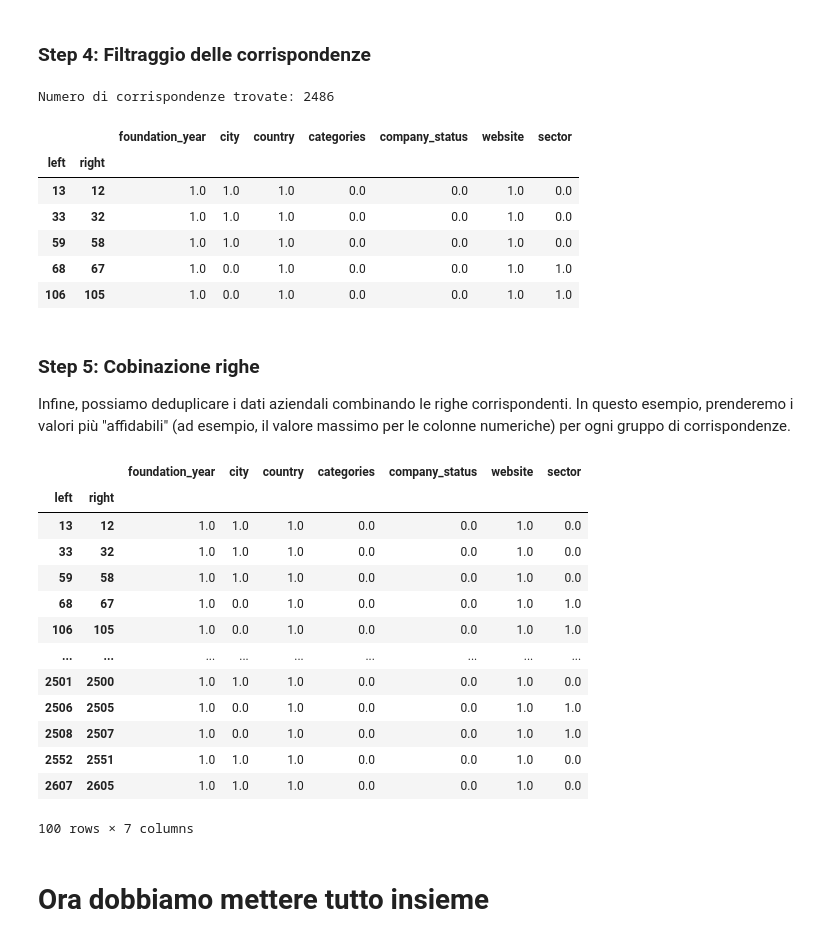
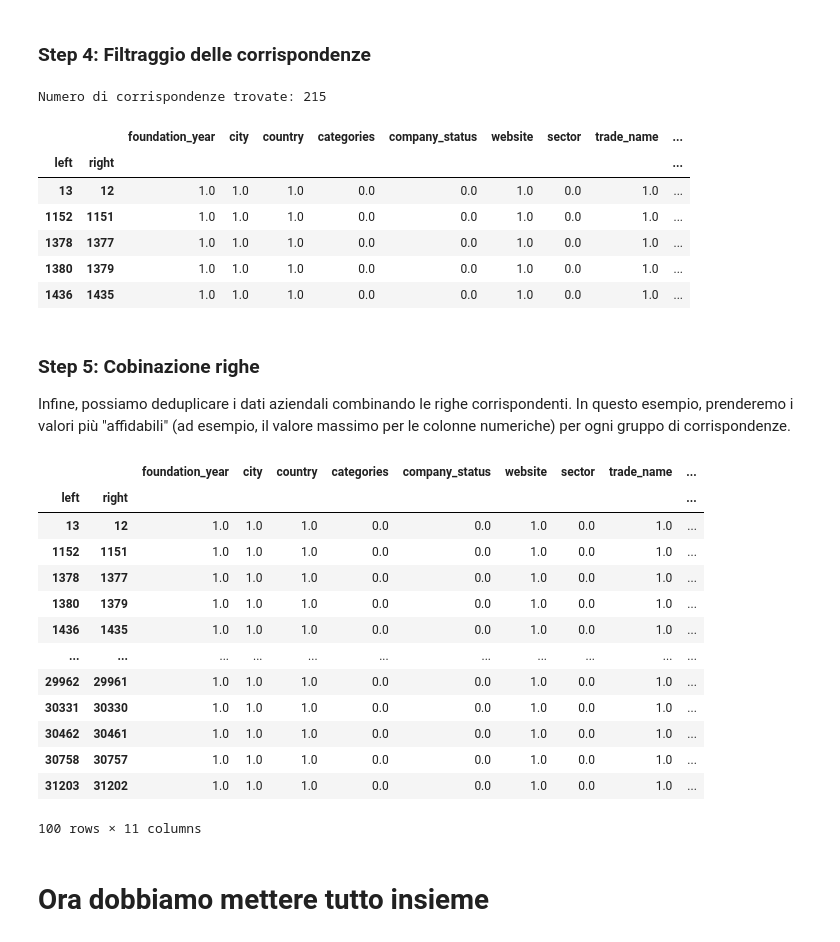
Before and after one commit to MatVitale6/IngegneriaDeiDatiProject, a Jupyter notebook: homework5/record_linkage/record_linkage.ipynb, the cells around one changed output. Cells and saved outputs as stored; diff of their text form; code cells hidden in the pictures.

```diff
--- a/homework5/record_linkage/record_linkage.ipynb
+++ b/homework5/record_linkage/record_linkage.ipynb
@@ -101,6 +106,9 @@ companies_df = companies_df.fillna("")
 if companies_df['foundation_year'].dtype != 'int64':
     companies_df['foundation_year'] = pd.to_numeric(companies_df['foundation_year'], errors='coerce').fillna(0).astype(int)
 
+if companies_df['number_of_employees'].dtype != 'int64':
+    companies_df['number_of_employees'] = pd.to_numeric(companies_df['number_of_employees'], errors='coerce').fillna(0).astype(int)
+
 compare = Compare()
 compare.numeric('foundation_year', 'foundation_year', label='foundation_year')
 compare.string('city', 'city', method='jarowinkler', threshold=0.85, label='city')
@@ -109,6 +117,11 @@ compare.string('categories', 'categories', method='jarowinkler', threshold=0.85,
 compare.string('company_status', 'company_status', method='jarowinkler', threshold=0.85, label='company_status')
 compare.string('website', 'website', method='jarowinkler', threshold=0.85, label='website')
 compare.string('sector', 'sector', method='jarowinkler', threshold=0.85, label='sector')
+compare.string('trade_name', 'trade_name', method='jarowinkler', threshold=0.85, label='trade_name')
+compare.string('company_type', 'company_type', method='jarowinkler', threshold=0.85, label='company_type')
+compare.string('rank', 'rank', method='jarowinkler', threshold=0.85, label='rank')
+compare.numeric('number_of_employees', 'number_of_employees', label='number_of_employees')
+
 
 try:
     features = compare.compute(candidate_pairs_index, companies_df)
@@ -134,20 +147,20 @@ except Exception as e:
 # %% [markdown]
 ### **Step 4: Filtraggio delle corrispondenze**
 # %%
-matches = features[features.sum(axis=1) > 3]
+matches = features[features.sum(axis=1) > 5]
 
 print(f'Numero di corrispondenze trovate: {len(matches)}')
 
 matches.head()
 # %% [output]
-Numero di corrispondenze trovate: 2486
+Numero di corrispondenze trovate: 215
-|  |  | foundation_year | city | country | categories | company_status | website | sector |
-| left | right |  |  |  |  |  |  |  |
-| 13 | 12 | 1.0 | 1.0 | 1.0 | 0.0 | 0.0 | 1.0 | 0.0 |
-| 33 | 32 | 1.0 | 1.0 | 1.0 | 0.0 | 0.0 | 1.0 | 0.0 |
-| 59 | 58 | 1.0 | 1.0 | 1.0 | 0.0 | 0.0 | 1.0 | 0.0 |
-| 68 | 67 | 1.0 | 0.0 | 1.0 | 0.0 | 0.0 | 1.0 | 1.0 |
-| 106 | 105 | 1.0 | 0.0 | 1.0 | 0.0 | 0.0 | 1.0 | 1.0 |
+|  |  | foundation_year | city | country | categories | company_status | website | sector | trade_name | ... |
+| left | right |  |  |  |  |  |  |  |  | ... |
+| 13 | 12 | 1.0 | 1.0 | 1.0 | 0.0 | 0.0 | 1.0 | 0.0 | 1.0 | ... |
+| 1152 | 1151 | 1.0 | 1.0 | 1.0 | 0.0 | 0.0 | 1.0 | 0.0 | 1.0 | ... |
+| 1378 | 1377 | 1.0 | 1.0 | 1.0 | 0.0 | 0.0 | 1.0 | 0.0 | 1.0 | ... |
+| 1380 | 1379 | 1.0 | 1.0 | 1.0 | 0.0 | 0.0 | 1.0 | 0.0 | 1.0 | ... |
+| 1436 | 1435 | 1.0 | 1.0 | 1.0 | 0.0 | 0.0 | 1.0 | 0.0 | 1.0 | ... |
 # %% [markdown]
 ### **Step 5: Cobinazione righe**
 Infine, possiamo deduplicare i dati aziendali combinando le righe corrispondenti. In questo esempio, prenderemo i valori più "affidabili" (ad esempio, il valore massimo per le colonne numeriche) per ogni gruppo di corrispondenze.
@@ -156,20 +169,20 @@ grouped_matches = matches.loc[matches.sum(axis=1).groupby(level=0).idxmax()]
 
 grouped_matches.head(100)
 # %% [output]
-|  |  | foundation_year | city | country | categories | company_status | website | sector |
-| left | right |  |  |  |  |  |  |  |
-| 13 | 12 | 1.0 | 1.0 | 1.0 | 0.0 | 0.0 | 1.0 | 0.0 |
-| 33 | 32 | 1.0 | 1.0 | 1.0 | 0.0 | 0.0 | 1.0 | 0.0 |
-| 59 | 58 | 1.0 | 1.0 | 1.0 | 0.0 | 0.0 | 1.0 | 0.0 |
-| 68 | 67 | 1.0 | 0.0 | 1.0 | 0.0 | 0.0 | 1.0 | 1.0 |
-| 106 | 105 | 1.0 | 0.0 | 1.0 | 0.0 | 0.0 | 1.0 | 1.0 |
-| ... | ... | ... | ... | ... | ... | ... | ... | ... |
-| 2501 | 2500 | 1.0 | 1.0 | 1.0 | 0.0 | 0.0 | 1.0 | 0.0 |
-| 2506 | 2505 | 1.0 | 0.0 | 1.0 | 0.0 | 0.0 | 1.0 | 1.0 |
-| 2508 | 2507 | 1.0 | 0.0 | 1.0 | 0.0 | 0.0 | 1.0 | 1.0 |
-| 2552 | 2551 | 1.0 | 1.0 | 1.0 | 0.0 | 0.0 | 1.0 | 0.0 |
-| 2607 | 2605 | 1.0 | 1.0 | 1.0 | 0.0 | 0.0 | 1.0 | 0.0 |
+|  |  | foundation_year | city | country | categories | company_status | website | sector | trade_name | ... |
+| left | right |  |  |  |  |  |  |  |  | ... |
+| 13 | 12 | 1.0 | 1.0 | 1.0 | 0.0 | 0.0 | 1.0 | 0.0 | 1.0 | ... |
+| 1152 | 1151 | 1.0 | 1.0 | 1.0 | 0.0 | 0.0 | 1.0 | 0.0 | 1.0 | ... |
+| 1378 | 1377 | 1.0 | 1.0 | 1.0 | 0.0 | 0.0 | 1.0 | 0.0 | 1.0 | ... |
+| 1380 | 1379 | 1.0 | 1.0 | 1.0 | 0.0 | 0.0 | 1.0 | 0.0 | 1.0 | ... |
+| 1436 | 1435 | 1.0 | 1.0 | 1.0 | 0.0 | 0.0 | 1.0 | 0.0 | 1.0 | ... |
+| ... | ... | ... | ... | ... | ... | ... | ... | ... | ... | ... |
+| 29962 | 29961 | 1.0 | 1.0 | 1.0 | 0.0 | 0.0 | 1.0 | 0.0 | 1.0 | ... |
+| 30331 | 30330 | 1.0 | 1.0 | 1.0 | 0.0 | 0.0 | 1.0 | 0.0 | 1.0 | ... |
+| 30462 | 30461 | 1.0 | 1.0 | 1.0 | 0.0 | 0.0 | 1.0 | 0.0 | 1.0 | ... |
+| 30758 | 30757 | 1.0 | 1.0 | 1.0 | 0.0 | 0.0 | 1.0 | 0.0 | 1.0 | ... |
+| 31203 | 31202 | 1.0 | 1.0 | 1.0 | 0.0 | 0.0 | 1.0 | 0.0 | 1.0 | ... |
-100 rows × 7 columns
+100 rows × 11 columns
 # %% [markdown]
 # **Ora dobbiamo mettere tutto insieme**
 # %% [markdown]
```
Also changed, not shown: parts of 3 cells of this notebook, 2 other files.
